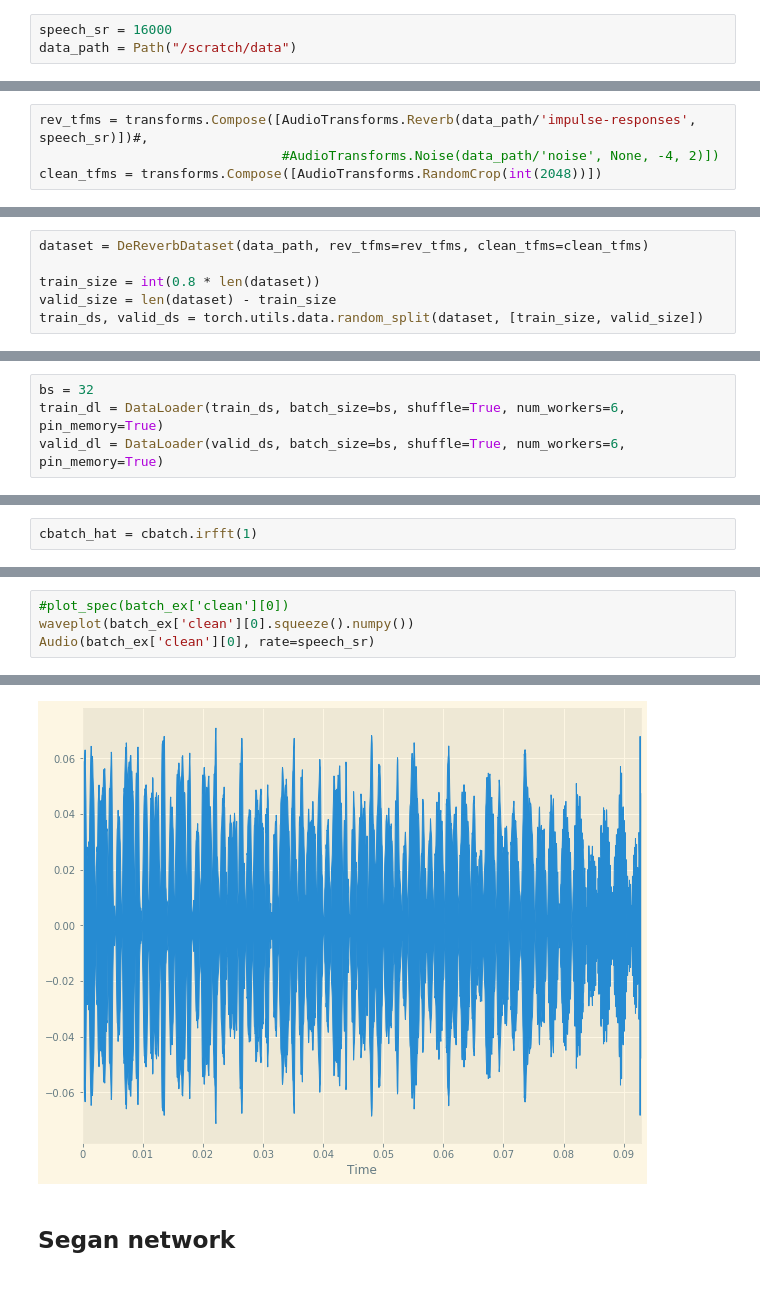
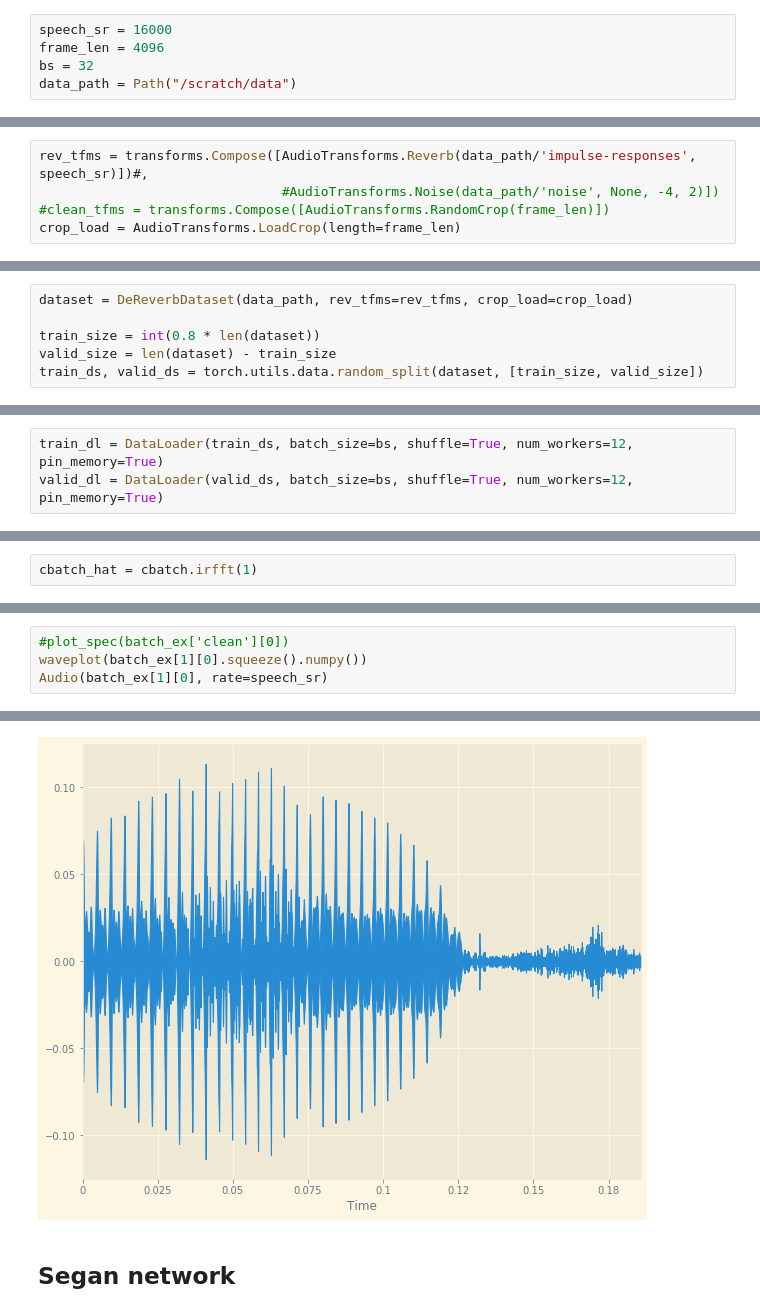
Before and after one commit to ZeroCHENml/DeReverb, a Jupyter notebook: Using_Dataloader.ipynb, the cells around one changed output, grey strips where cells are left out. Cells and saved outputs as stored; diff of their text form.

```diff
--- a/Using_Dataloader.ipynb
+++ b/Using_Dataloader.ipynb
@@ -16,5 +18,7 @@ matplotlib.rcParams['figure.figsize'] = [10, 8]
 # %%
 speech_sr = 16000
+frame_len = 4096
+bs = 32
 data_path = Path("/scratch/data")
 # %% [markdown]
 ## Create Transforms
@@ -27,14 +29,15 @@ rev_files = [(data_path/'impulse-responses').ls()[0]]
 # %%
 rev_tfms = transforms.Compose([AudioTransforms.Reverb(data_path/'impulse-responses', speech_sr)])#,
                                #AudioTransforms.Noise(data_path/'noise', None, -4, 2)])
-clean_tfms = transforms.Compose([AudioTransforms.RandomCrop(int(2048))])
+#clean_tfms = transforms.Compose([AudioTransforms.RandomCrop(frame_len)])
+crop_load = AudioTransforms.LoadCrop(length=frame_len)
 # %% [output]
 HBox(children=(IntProgress(value=0, description='Loading Impulse Responses...', max=36, style=ProgressStyle(de…
 HBox(children=(IntProgress(value=0, description='Resampling Impulse Responses...', max=36, style=ProgressStyle…
 # %% [markdown]
 ## Create a Dataset
 # %%
-dataset = DeReverbDataset(data_path, rev_tfms=rev_tfms, clean_tfms=clean_tfms)
+dataset = DeReverbDataset(data_path, rev_tfms=rev_tfms, crop_load=crop_load)
 
 train_size = int(0.8 * len(dataset))
 valid_size = len(dataset) - train_size
@@ -42,8 +45,7 @@ train_ds, valid_ds = torch.utils.data.random_split(dataset, [train_size, valid_s
 # %% [markdown]
 ## Create a Dataloader
 # %%
-bs = 32
-train_dl = DataLoader(train_ds, batch_size=bs, shuffle=True, num_workers=6, pin_memory=True)
-valid_dl = DataLoader(valid_ds, batch_size=bs, shuffle=True, num_workers=6, pin_memory=True)
+train_dl = DataLoader(train_ds, batch_size=bs, shuffle=True, num_workers=12, pin_memory=True)
+valid_dl = DataLoader(valid_ds, batch_size=bs, shuffle=True, num_workers=12, pin_memory=True)
 # %% [markdown]
 ## Check out some data
@@ -86,10 +72,10 @@ Audio(batch_ex['reverbed'][0], rate=speech_sr)
 # %%
 #plot_spec(batch_ex['clean'][0])
-waveplot(batch_ex['clean'][0].squeeze().numpy())
-Audio(batch_ex['clean'][0], rate=speech_sr)
+waveplot(batch_ex[1][0].squeeze().numpy())
+Audio(batch_ex[1][0], rate=speech_sr)
 # %% [output]
 [interactive output not drawn]
-[figure, old version]
+[figure, new version]
 # %% [markdown]
 ## Segan network
 # %% [markdown]
```
Also changed, not shown: parts of 21 cells of this notebook, 4 other files.
